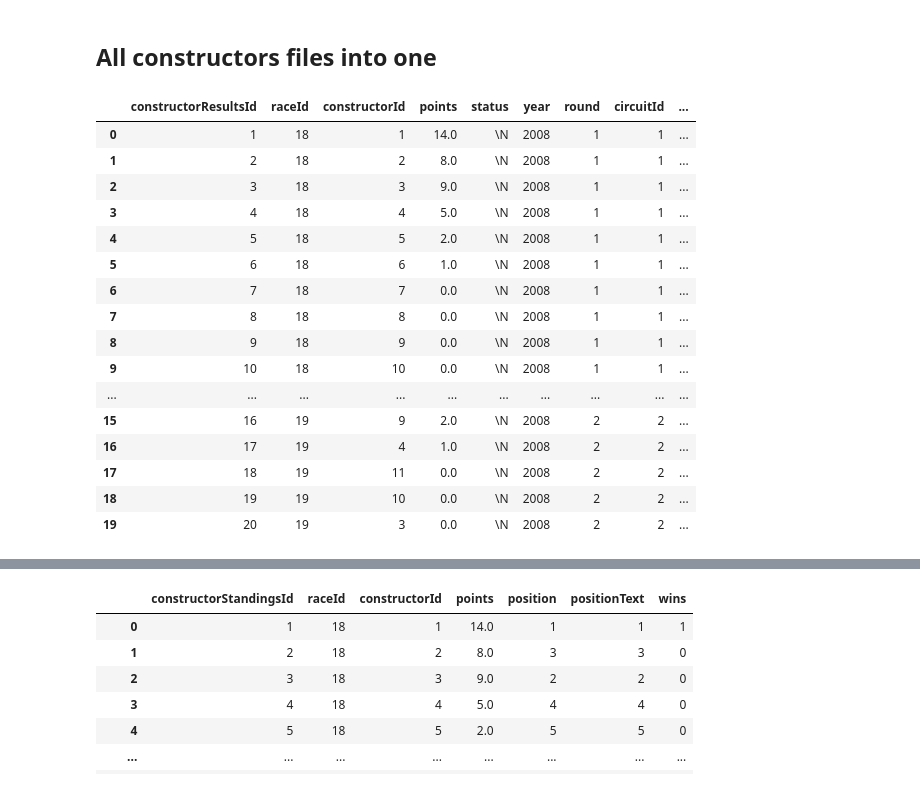
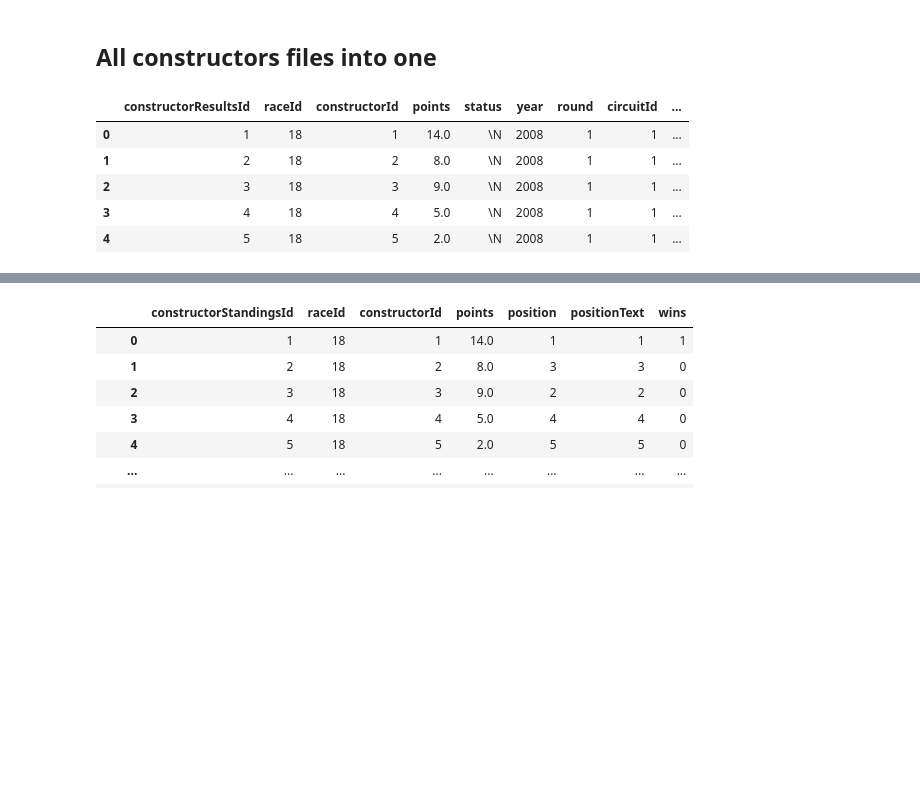
Before and after one commit to Vincent-glitch/ML-Project, a Jupyter notebook: notebooks/Analysis.ipynb, the cells around one changed output, grey strips where cells are left out. Drawn from its saved outputs; the diff is of its cells as text; code cells hidden in the pictures; blank space fills up the shorter version.

```diff
--- a/notebooks/Analysis.ipynb
+++ b/notebooks/Analysis.ipynb
@@ -53,25 +81,14 @@ race_const_df.drop(columns=['url'],inplace=True)
 race_const_df= race_const_df.merge(constructors_df,on='constructorId',how='left')
 race_const_df.rename(columns={'name':'constructor_name','nationality':'constructor_nationality'},inplace=True)
 # %%
-race_const_df.head(20)
+race_const_df.head()
 # %% [output]
 |  | constructorResultsId | raceId | constructorId | points | status | year | round | circuitId | ... |
 | 0 | 1 | 18 | 1 | 14.0 | \N | 2008 | 1 | 1 | ... |
 | 1 | 2 | 18 | 2 | 8.0 | \N | 2008 | 1 | 1 | ... |
 | 2 | 3 | 18 | 3 | 9.0 | \N | 2008 | 1 | 1 | ... |
 | 3 | 4 | 18 | 4 | 5.0 | \N | 2008 | 1 | 1 | ... |
 | 4 | 5 | 18 | 5 | 2.0 | \N | 2008 | 1 | 1 | ... |
-| 5 | 6 | 18 | 6 | 1.0 | \N | 2008 | 1 | 1 | ... |
-| 6 | 7 | 18 | 7 | 0.0 | \N | 2008 | 1 | 1 | ... |
-| 7 | 8 | 18 | 8 | 0.0 | \N | 2008 | 1 | 1 | ... |
-| 8 | 9 | 18 | 9 | 0.0 | \N | 2008 | 1 | 1 | ... |
-| 9 | 10 | 18 | 10 | 0.0 | \N | 2008 | 1 | 1 | ... |
-| ... | ... | ... | ... | ... | ... | ... | ... | ... | ... |
-| 15 | 16 | 19 | 9 | 2.0 | \N | 2008 | 2 | 2 | ... |
-| 16 | 17 | 19 | 4 | 1.0 | \N | 2008 | 2 | 2 | ... |
-| 17 | 18 | 19 | 11 | 0.0 | \N | 2008 | 2 | 2 | ... |
-| 18 | 19 | 19 | 10 | 0.0 | \N | 2008 | 2 | 2 | ... |
-| 19 | 20 | 19 | 3 | 0.0 | \N | 2008 | 2 | 2 | ... |
 # %%
 race_const_df=race_const_df.merge(constructor_standings_df,on=['constructorId','raceId'],how='left')
 race_const_df.rename(columns={'points':'constructor_point'},inplace=True)
```
Also changed, not shown: parts of 4 cells of this notebook, 2 other files.
